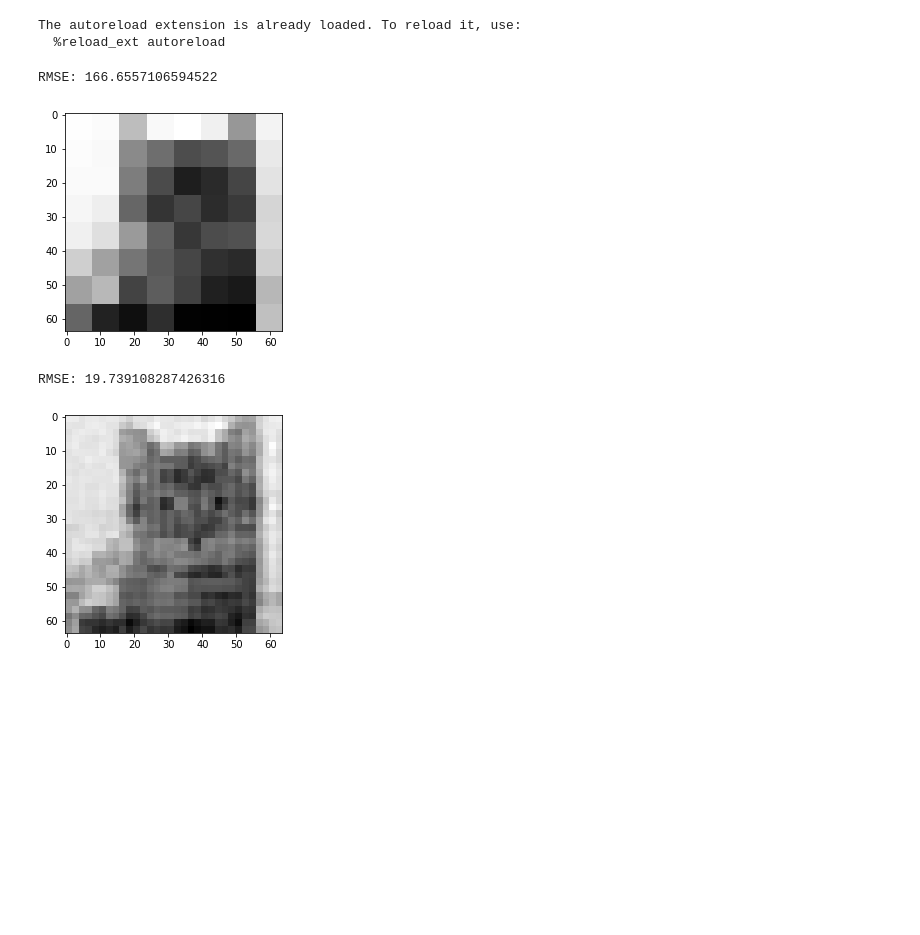
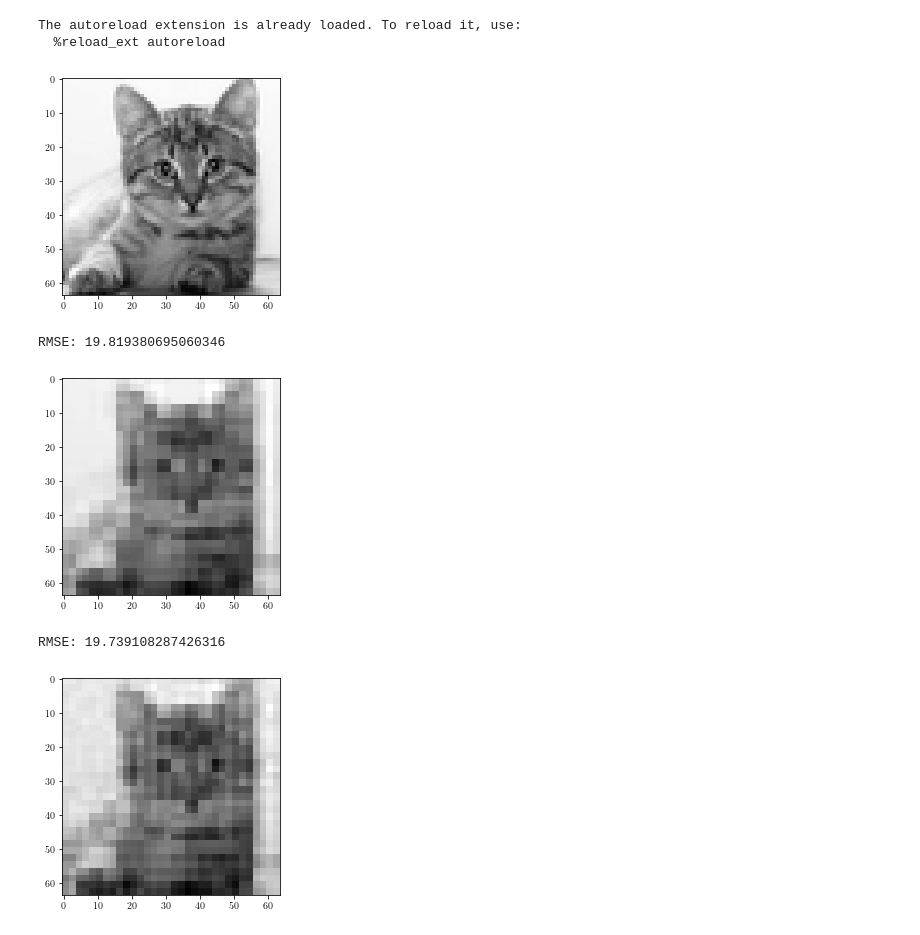
Before and after one commit to rstanuwijaya/jensen-lab-analysis, a Jupyter notebook: notebooks/gdi.ipynb, the cells around one changed output. Drawn from its saved outputs; the diff is of its cells as text; code cells hidden in the pictures; blank space fills up the shorter version.

```diff
--- a/notebooks/gdi.ipynb
+++ b/notebooks/gdi.ipynb
@@ -19,29 +21,33 @@ The autoreload extension is already loaded. To reload it, use:
 # %%
 # test one image
 path = '../common/cat.png'
 camera_res = (8, 8)
 slm_res = (64, 64)
 sim = GhostMultiSimulator(path, slm_res, camera_res, 64*6)
+plt.imshow(sim.T, cmap='gray')
+plt.show()
+
 cnt = sim.run_simulation()
 rmse = sim.calc_rmse()
 print('RMSE:', rmse)
 
 plt.imshow(sim.G2, cmap='gray')
 plt.show()
 
 # test one image
 path = '../common/cat.png'
 camera_res = (1, 1)
 slm_res = (64, 64)
 sim = GhostSimulator(path, slm_res, 64*64*0.1)
 cnt = sim.run_simulation()
 rmse = sim.calc_rmse()
 print('RMSE:', rmse)
 
 plt.imshow(sim.G2, cmap='gray')
 plt.show()
 # %% [output]
+[figure, new version]
-RMSE: 166.6557106594522
+RMSE: 19.819380695060346
-[figure, old version]
+[figure, new version]
 RMSE: 19.739108287426316
-[figure, old version]
+[figure, added]
```
Also changed, not shown: parts of 8 cells of this notebook, 1 other file.
